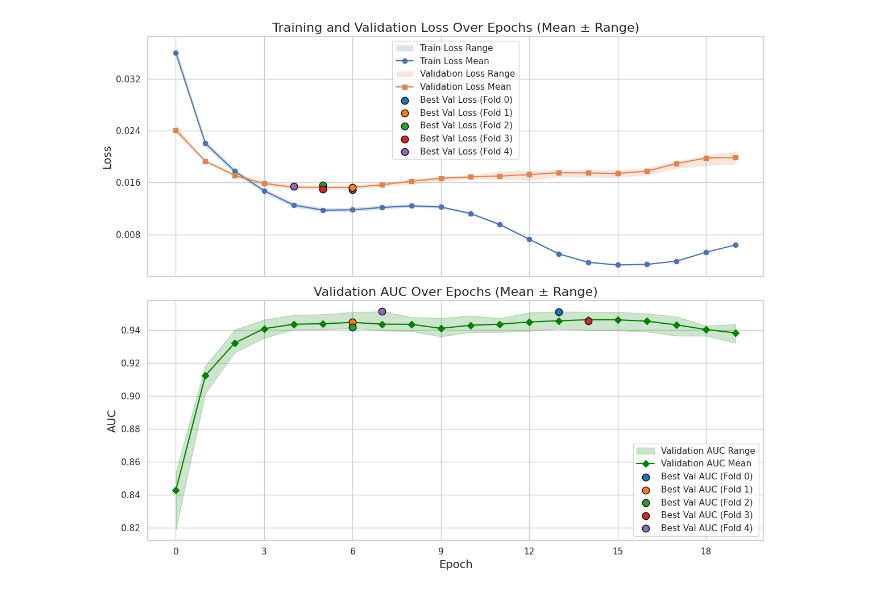
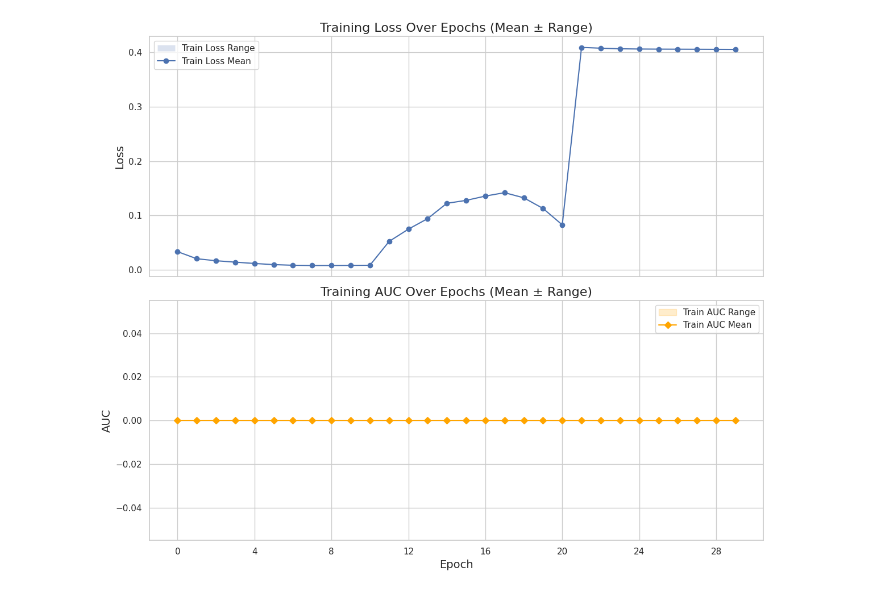
Before and after one commit to Celenort/BirdCLEF-2025, a Jupyter notebook: j_notebooks/visualize_vll.ipynb, the cells around one changed output. Cells and saved outputs as stored; diff of their text form; code cells hidden in the pictures.

Commit message:
seperating deprecated/new train.ipynb ver

```diff
--- a/j_notebooks/visualize_vll.ipynb
+++ b/j_notebooks/visualize_vll.ipynb
@@ -6,82 +6,57 @@ import seaborn as sns
 from matplotlib.ticker import MaxNLocator
 
 # Load the data
-file_path = '/home/cele/다운로드/val_loss_log_concat.npy'
-data = np.load(file_path)
+file_path = 'val_loss_log_concat.npy'
+data = np.load(file_path, allow_pickle=True)
 
 # Convert to DataFrame
 df = pd.DataFrame(data[1:], columns=data[0])  # skip header row
 
-# Pre-process fold and epoch as float first, then cast to int where needed
-df['fold'] = df['fold'].astype(float).astype(int)
+# Convert data types
 df['epoch'] = df['epoch'].astype(float)
 df['train_loss'] = df['train_loss'].astype(float)
 df['train_auc'] = df['train_auc'].astype(float)
-df['val_loss'] = df['val_loss'].astype(float)
-df['val_auc'] = df['val_auc'].astype(float)
 
 # Set style
 sns.set(style="whitegrid")
 
-# Aggregate min/max and mean per epoch
+# Aggregate statistics for train_loss and train_auc only
 summary = df.groupby('epoch').agg({
     'train_loss': ['min', 'max', 'mean'],
-    'val_loss': ['min', 'max', 'mean'],
-    'val_auc': ['min', 'max', 'mean']
+    'train_auc': ['min', 'max', 'mean']
 }).reset_index()
 summary.columns = ['epoch', 'train_loss_min', 'train_loss_max', 'train_loss_mean',
-                   'val_loss_min', 'val_loss_max', 'val_loss_mean',
-                   'val_auc_min', 'val_auc_max', 'val_auc_mean']
-
-# Find best val_loss and val_auc per fold
-best_points = df.groupby('fold').agg({
-    'val_loss': 'min',
-    'val_auc': 'max'
-}).reset_index()
-best_loss_epochs = df.loc[df.groupby('fold')['val_loss'].idxmin()][['fold', 'epoch', 'val_loss']]
-best_auc_epochs = df.loc[df.groupby('fold')['val_auc'].idxmax()][['fold', 'epoch', 'val_auc']]
-
-# Set a color palette for folds
-fold_palette = sns.color_palette("tab10", n_colors=df['fold'].nunique())
-fold_color_map = {fold: fold_palette[i] for i, fold in enumerate(sorted(df['fold'].unique()))}
+                   'train_auc_min', 'train_auc_max', 'train_auc_mean']
 
 # Plot with range shading
 fig, axs = plt.subplots(2, 1, figsize=(12, 10), sharex=True)
 
-# Train and Val Loss Range Plot
-axs[0].fill_between(summary['epoch'], summary['train_loss_min'], summary['train_loss_max'], alpha=0.2, label='Train Loss Range', zorder=1)
-axs[0].plot(summary['epoch'], summary['train_loss_mean'], marker='o', label='Train Loss Mean', zorder=2)
-axs[0].fill_between(summary['epoch'], summary['val_loss_min'], summary['val_loss_max'], alpha=0.2, label='Validation Loss Range', zorder=1)
-axs[0].plot(summary['epoch'], summary['val_loss_mean'], marker='s', label='Validation Loss Mean', zorder=2)
+# Train Loss Plot
+axs[0].fill_between(summary['epoch'], summary['train_loss_min'], summary['train_loss_max'],
+                    alpha=0.2, label='Train Loss Range', zorder=1)
+axs[0].plot(summary['epoch'], summary['train_loss_mean'], marker='o',
+            label='Train Loss Mean', zorder=2)
 
-# Highlight best val_loss per fold with unique colors
-for idx, row in best_loss_epochs.iterrows():
-    fold = int(row['fold'])
-    axs[0].scatter(row['epoch'], row['val_loss'], color=fold_color_map[fold], s=80, edgecolor='black', label=f"Best Val Loss (Fold {fold})", zorder=3)
-
-axs[0].set_title('Training and Validation Loss Over Epochs (Mean ± Range)', fontsize=16)
+axs[0].set_title('Training Loss Over Epochs (Mean ± Range)', fontsize=16)
 axs[0].set_ylabel('Loss', fontsize=14)
 axs[0].yaxis.set_major_locator(MaxNLocator(nbins=5))
 axs[0].legend()
 
-# Validation AUC Range Plot
-axs[1].fill_between(summary['epoch'], summary['val_auc_min'], summary['val_auc_max'], alpha=0.2, color='green', label='Validation AUC Range', zorder=1)
-axs[1].plot(summary['epoch'], summary['val_auc_mean'], marker='D', color='green', label='Validation AUC Mean', zorder=2)
+# Train AUC Plot
+axs[1].fill_between(summary['epoch'], summary['train_auc_min'], summary['train_auc_max'],
+                    alpha=0.2, color='orange', label='Train AUC Range', zorder=1)
+axs[1].plot(summary['epoch'], summary['train_auc_mean'], marker='D',
+            color='orange', label='Train AUC Mean', zorder=2)
 
-# Highlight best val_auc per fold with unique colors
-for idx, row in best_auc_epochs.iterrows():
-    fold = int(row['fold'])
-    axs[1].scatter(row['epoch'], row['val_auc'], color=fold_color_map[fold], s=80, edgecolor='black', label=f"Best Val AUC (Fold {fold})", zorder=3)
-
-axs[1].set_title('Validation AUC Over Epochs (Mean ± Range)', fontsize=16)
+axs[1].set_title('Training AUC Over Epochs (Mean ± Range)', fontsize=16)
 axs[1].set_xlabel('Epoch', fontsize=14)
 axs[1].set_ylabel('AUC', fontsize=14)
 axs[1].xaxis.set_major_locator(MaxNLocator(integer=True))
 axs[1].legend()
 
 plt.tight_layout()
 plt.show()
 # %% [output]
-[figure, old version]
+[figure, new version]
 # %%
 import numpy as np
```
Also changed, not shown: parts of 2 cells of this notebook, 2 other files.
